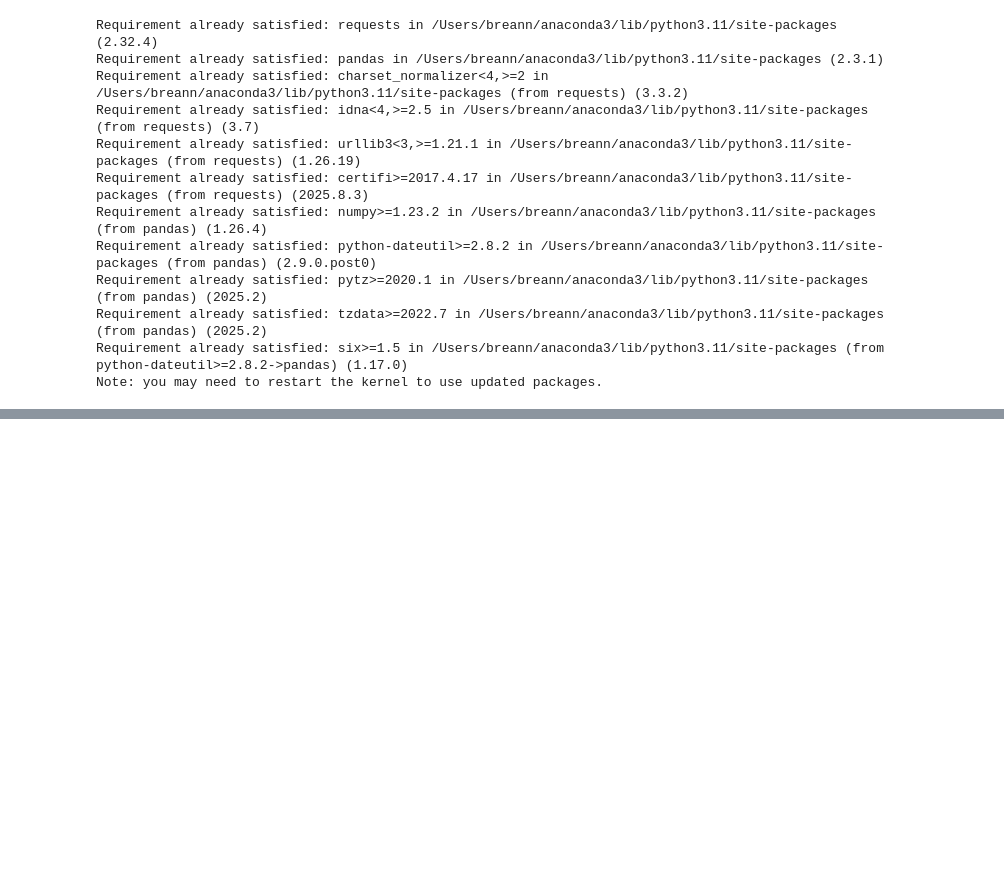
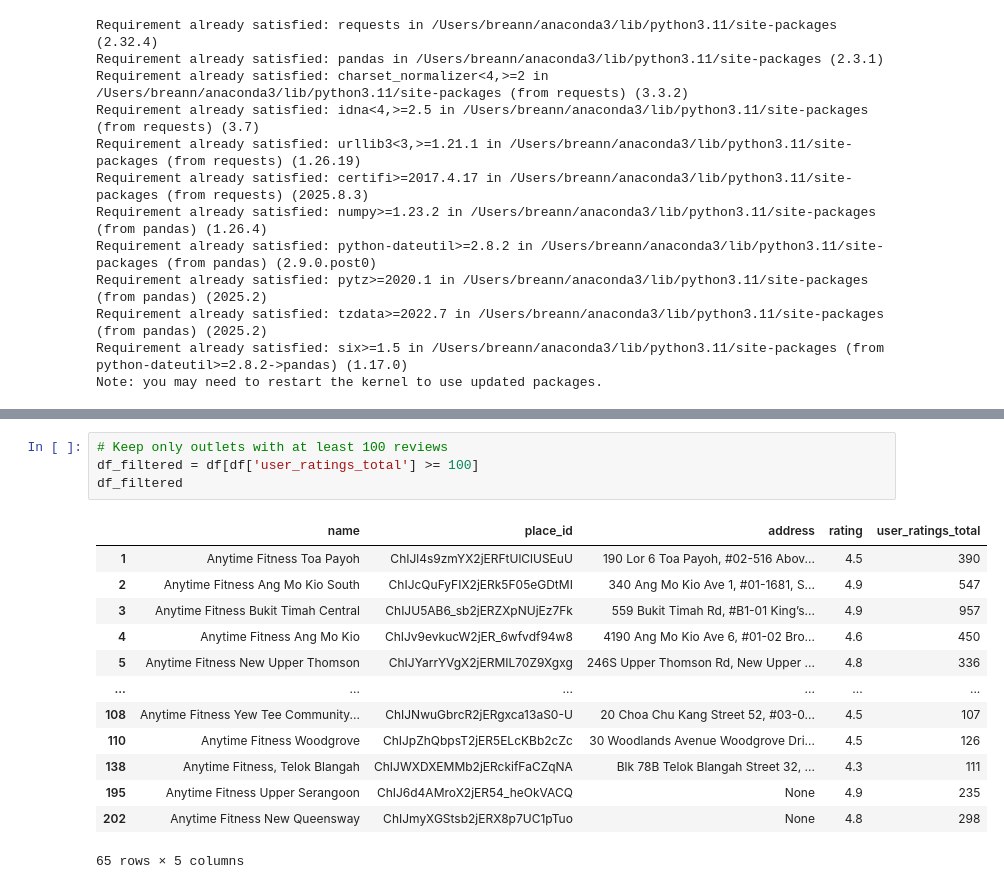
Before and after one commit to breann0ng/IS434-Anytime-Fitness, a Jupyter notebook: Google Reviews/IS434-GoogleReview.ipynb, the cells around one changed output, grey strips where cells are left out. Cells and saved outputs as stored; diff of their text form; blank space fills up the shorter version.

```diff
--- a/Google Reviews/IS434-GoogleReview.ipynb
+++ b/Google Reviews/IS434-GoogleReview.ipynb
@@ -332,0 +235,18 @@ Total outlets found: 115
+# %%
+# Keep only outlets with at least 100 reviews
+df_filtered = df[df['user_ratings_total'] >= 100]
+df_filtered
+# %% [output]
+|  | name | place_id | address | rating | user_ratings_total |
+| 1 | Anytime Fitness Toa Payoh | ChIJl4s9zmYX2jERFtUlClUSEuU | 190 Lor 6 Toa Payoh, #02-516 Abov... | 4.5 | 390 |
+| 2 | Anytime Fitness Ang Mo Kio South | ChIJcQuFyFIX2jERk5F05eGDtMI | 340 Ang Mo Kio Ave 1, #01-1681, S... | 4.9 | 547 |
+| 3 | Anytime Fitness Bukit Timah Central | ChIJU5AB6_sb2jERZXpNUjEz7Fk | 559 Bukit Timah Rd, #B1-01 King’s... | 4.9 | 957 |
+| 4 | Anytime Fitness Ang Mo Kio | ChIJv9evkucW2jER_6wfvdf94w8 | 4190 Ang Mo Kio Ave 6, #01-02 Bro... | 4.6 | 450 |
+| 5 | Anytime Fitness New Upper Thomson | ChIJYarrYVgX2jERMIL70Z9Xgxg | 246S Upper Thomson Rd, New Upper ... | 4.8 | 336 |
+| ... | ... | ... | ... | ... | ... |
+| 108 | Anytime Fitness Yew Tee Community... | ChIJNwuGbrcR2jERgxca13aS0-U | 20 Choa Chu Kang Street 52, #03-0... | 4.5 | 107 |
+| 110 | Anytime Fitness Woodgrove | ChIJpZhQbpsT2jER5ELcKBb2cZc | 30 Woodlands Avenue Woodgrove Dri... | 4.5 | 126 |
+| 138 | Anytime Fitness, Telok Blangah | ChIJWXDXEMMb2jERckifFaCZqNA | Blk 78B Telok Blangah Street 32, ... | 4.3 | 111 |
+| 195 | Anytime Fitness Upper Serangoon | ChIJ6d4AMroX2jER54_heOkVACQ | None | 4.9 | 235 |
+| 202 | Anytime Fitness New Queensway | ChIJmyXGStsb2jERX8p7UC1pTuo | None | 4.8 | 298 |
+65 rows × 5 columns
```
Also changed, not shown: parts of 33 cells of this notebook, 1 other file.
